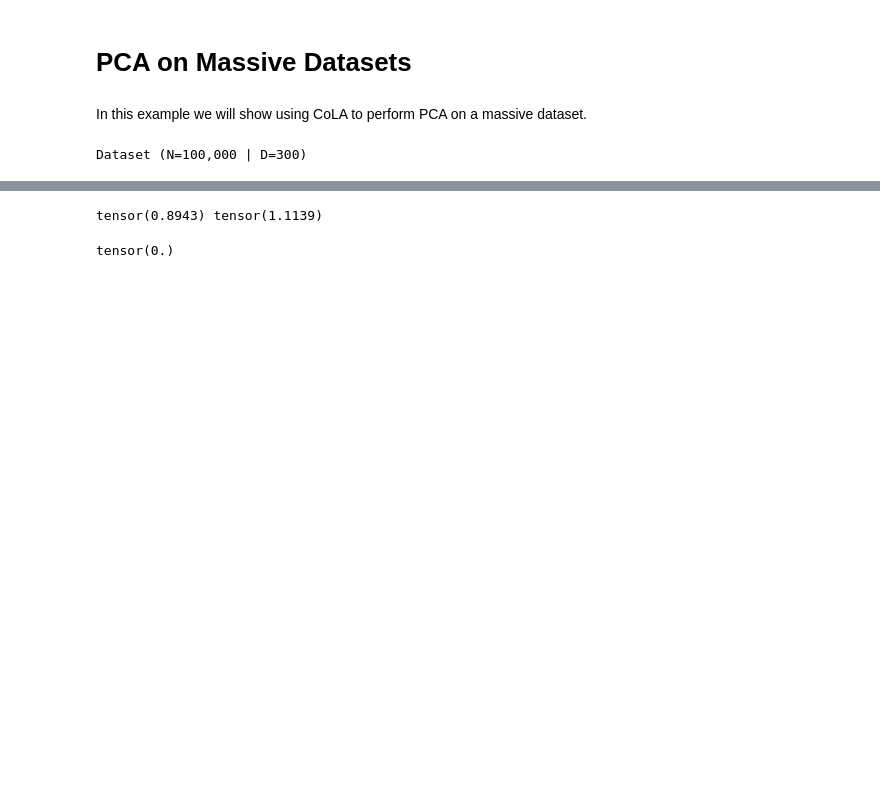
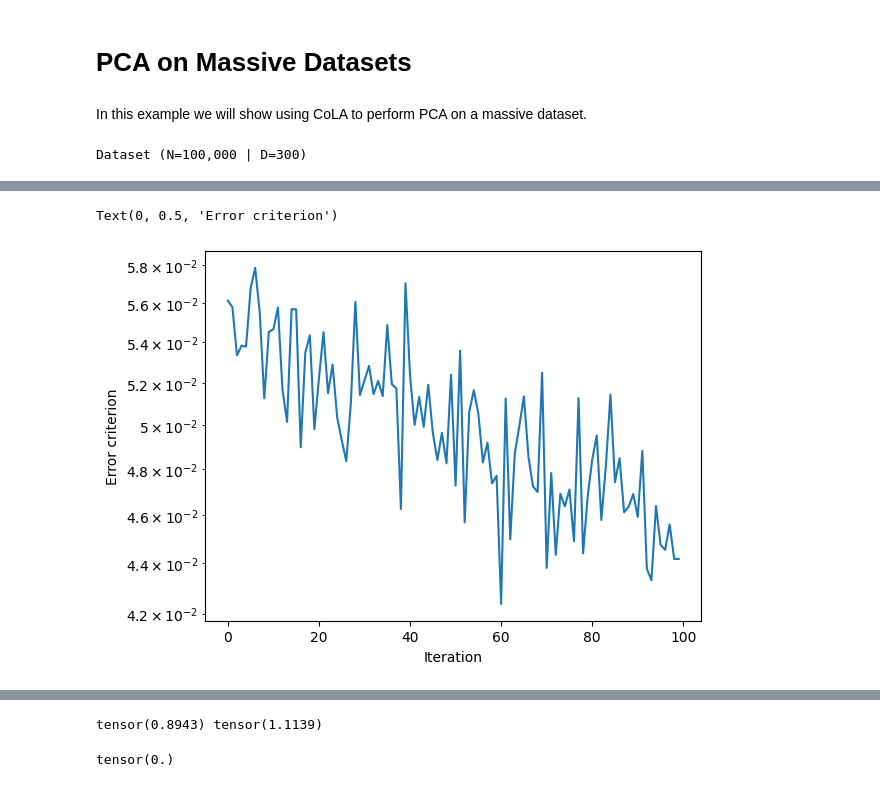
Before and after one commit to wilson-labs/cola, a Jupyter notebook: docs/notebooks/colabs/01_PCA.ipynb, the cells around one changed output, grey strips where cells are left out. Saved outputs shown, nothing was run; the diff lists cells and outputs as text; code cells hidden in the pictures; blank space fills up the shorter version.

```diff
--- a/docs/notebooks/colabs/01_PCA.ipynb
+++ b/docs/notebooks/colabs/01_PCA.ipynb
@@ -24,0 +86,10 @@ Dataset (N=100,000 | D=300)
+# %%
+import matplotlib.pyplot as plt
+plt.plot(info['errors'])
+plt.yscale('log')
+plt.yscale('log')
+plt.xlabel('Iteration')
+plt.ylabel('Error criterion')
+# %% [output]
+Text(0, 0.5, 'Error criterion')
+[figure, added]
```
Also changed, not shown: parts of 13 cells of this notebook, 2 other files.
